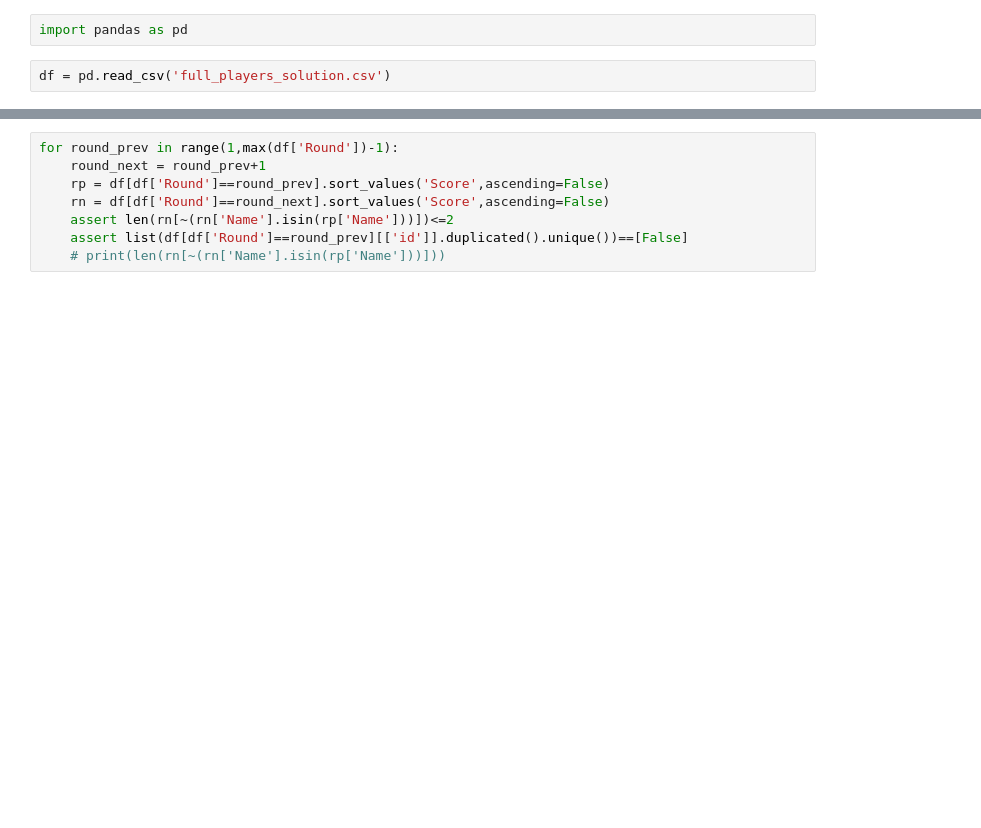
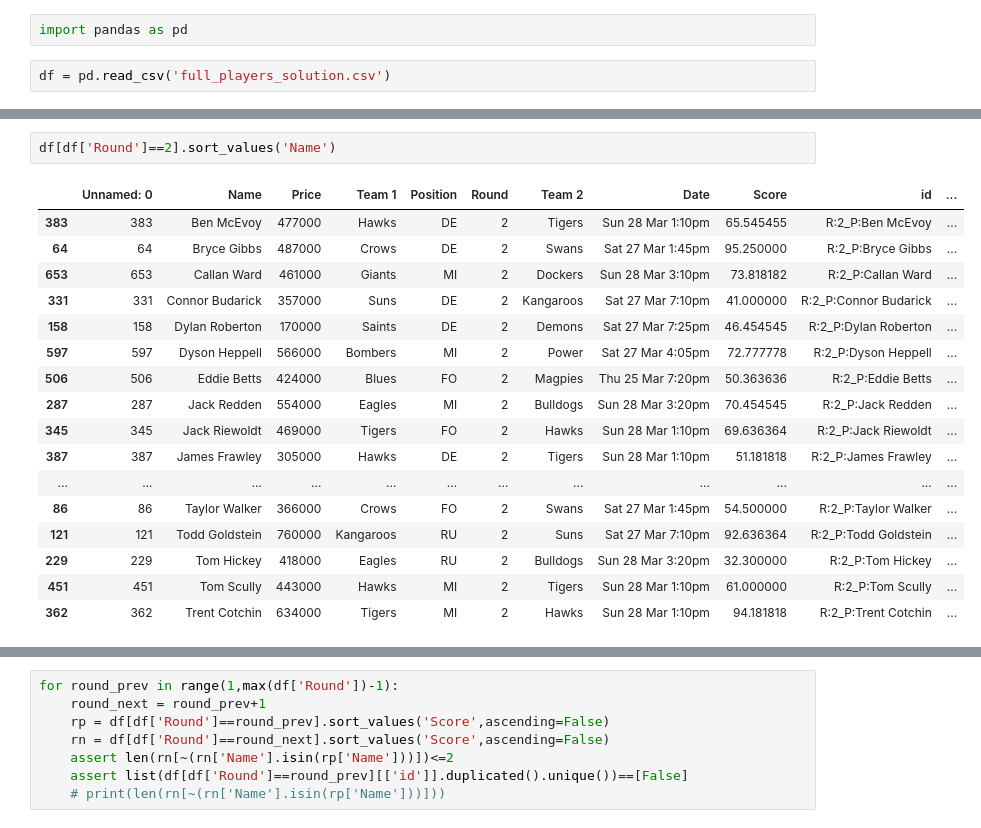
Before and after one commit to conradbez/afl_optimiser, a Jupyter notebook: AFL_solution.ipynb, the cells around one changed output, grey strips where cells are left out. Saved outputs shown, nothing was run; the diff lists cells and outputs as text; blank space fills up the shorter version.

```diff
--- a/AFL_solution.ipynb
+++ b/AFL_solution.ipynb
@@ -21 +21,21 @@ df
+# %%
+df[df['Round']==2].sort_values('Name')
+# %% [output]
+|  | Unnamed: 0 | Name | Price | Team 1 | Position | Round | Team 2 | Date | Score | id | ... |
+| 383 | 383 | Ben McEvoy | 477000 | Hawks | DE | 2 | Tigers | Sun 28 Mar 1:10pm | 65.545455 | R:2_P:Ben McEvoy | ... |
+| 64 | 64 | Bryce Gibbs | 487000 | Crows | DE | 2 | Swans | Sat 27 Mar 1:45pm | 95.250000 | R:2_P:Bryce Gibbs | ... |
+| 653 | 653 | Callan Ward | 461000 | Giants | MI | 2 | Dockers | Sun 28 Mar 3:10pm | 73.818182 | R:2_P:Callan Ward | ... |
+| 331 | 331 | Connor Budarick | 357000 | Suns | DE | 2 | Kangaroos | Sat 27 Mar 7:10pm | 41.000000 | R:2_P:Connor Budarick | ... |
+| 158 | 158 | Dylan Roberton | 170000 | Saints | DE | 2 | Demons | Sat 27 Mar 7:25pm | 46.454545 | R:2_P:Dylan Roberton | ... |
+| 597 | 597 | Dyson Heppell | 566000 | Bombers | MI | 2 | Power | Sat 27 Mar 4:05pm | 72.777778 | R:2_P:Dyson Heppell | ... |
+| 506 | 506 | Eddie Betts | 424000 | Blues | FO | 2 | Magpies | Thu 25 Mar 7:20pm | 50.363636 | R:2_P:Eddie Betts | ... |
+| 287 | 287 | Jack Redden | 554000 | Eagles | MI | 2 | Bulldogs | Sun 28 Mar 3:20pm | 70.454545 | R:2_P:Jack Redden | ... |
+| 345 | 345 | Jack Riewoldt | 469000 | Tigers | FO | 2 | Hawks | Sun 28 Mar 1:10pm | 69.636364 | R:2_P:Jack Riewoldt | ... |
+| 387 | 387 | James Frawley | 305000 | Hawks | DE | 2 | Tigers | Sun 28 Mar 1:10pm | 51.181818 | R:2_P:James Frawley | ... |
+| ... | ... | ... | ... | ... | ... | ... | ... | ... | ... | ... | ... |
+| 86 | 86 | Taylor Walker | 366000 | Crows | FO | 2 | Swans | Sat 27 Mar 1:45pm | 54.500000 | R:2_P:Taylor Walker | ... |
+| 121 | 121 | Todd Goldstein | 760000 | Kangaroos | RU | 2 | Suns | Sat 27 Mar 7:10pm | 92.636364 | R:2_P:Todd Goldstein | ... |
+| 229 | 229 | Tom Hickey | 418000 | Eagles | RU | 2 | Bulldogs | Sun 28 Mar 3:20pm | 32.300000 | R:2_P:Tom Hickey | ... |
+| 451 | 451 | Tom Scully | 443000 | Hawks | MI | 2 | Tigers | Sun 28 Mar 1:10pm | 61.000000 | R:2_P:Tom Scully | ... |
+| 362 | 362 | Trent Cotchin | 634000 | Tigers | MI | 2 | Hawks | Sun 28 Mar 1:10pm | 94.181818 | R:2_P:Trent Cotchin | ... |
 # %%
```
Also changed, not shown: parts of 7 cells of this notebook, 3 other files.
